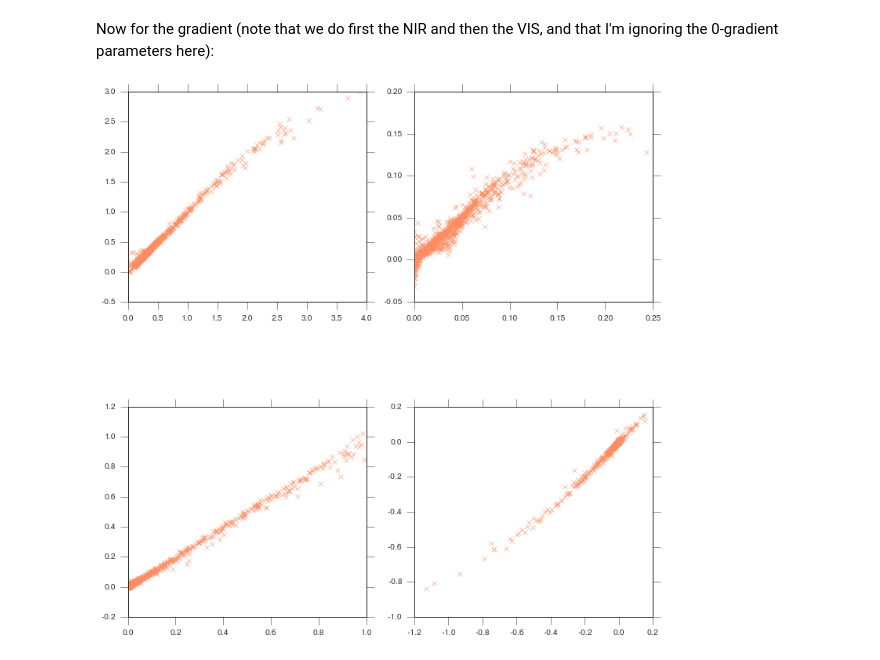
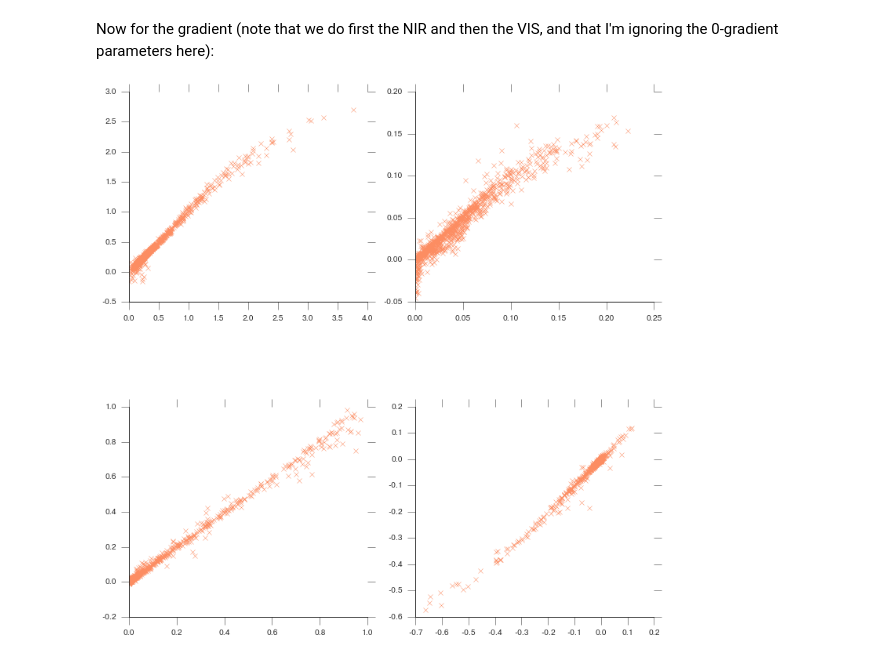
Before and after one commit to jgomezdans/two_stream, a Jupyter notebook: 01-Emulating_the_TIP.ipynb, the cells around one changed output. Saved outputs shown, nothing was run; the diff lists cells and outputs as text; code cells hidden in the pictures.

```diff
--- a/01-Emulating_the_TIP.ipynb
+++ b/01-Emulating_the_TIP.ipynb
@@ -169,11 +173,11 @@ Now for the gradient (note that we do first the NIR and then the VIS, and that I
 # %%
 plt.figure(figsize=(12,12))
 gp, validate, validate_output, validate_gradient, emulated_validation, emulated_gradient = emulation_test[1]
-for i,p in enumerate( [ 3,4,5,6] ):
+for i in xrange(4):
     plt.subplot( 2,2,i+1)
-    plt.plot ( validate_gradient[:,p], emulated_gradient[:,p], 'x')
+    plt.plot ( validate_gradient[:,i], emulated_gradient[:,i], 'x')
 # %% [output]
-[figure, old version]
+[figure, new version]
 # %%
 plt.figure(figsize=(12,12))
 gp, validate, validate_output, validate_gradient, emulated_validation, emulated_gradient = emulation_test[0]
```
Also changed, not shown: parts of 8 cells of this notebook.
